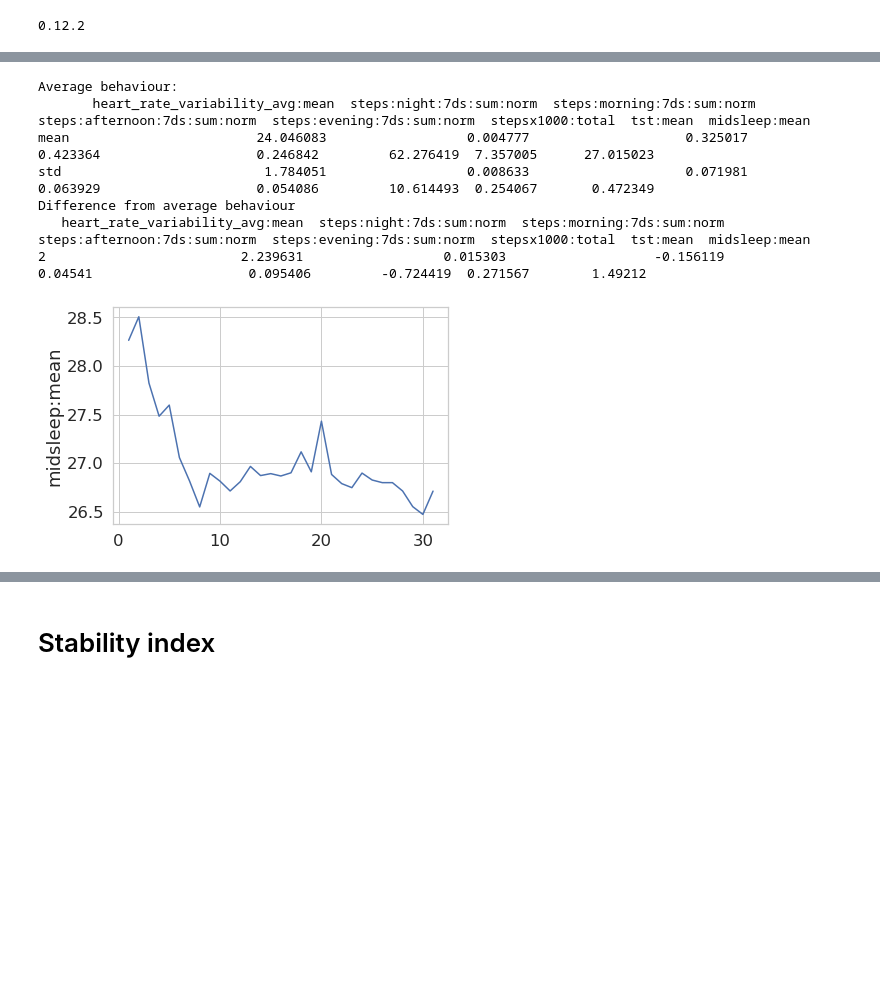
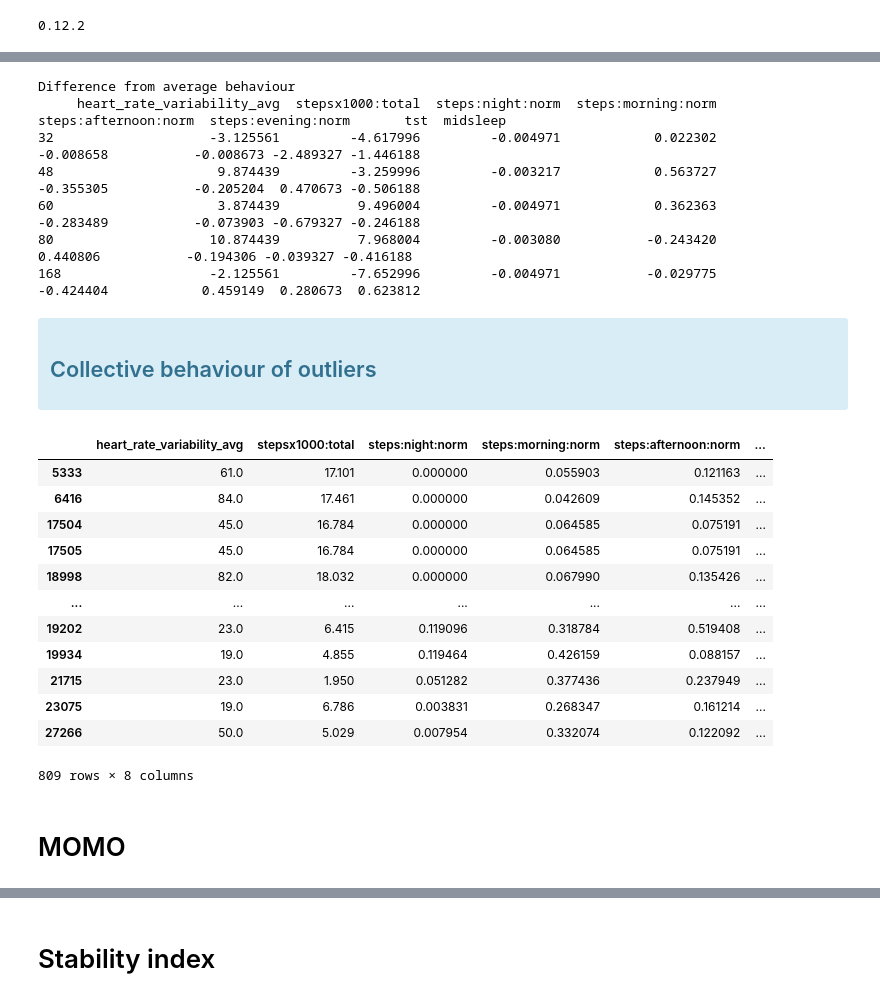
Before and after one commit to digitraceslab/digirhythm, a Jupyter notebook: analysis/similarity.ipynb, the cells around one changed output, grey strips where cells are left out. Drawn from its saved outputs; the diff is of its cells as text; code cells hidden in the pictures; blank space fills up the shorter version.

```diff
--- a/analysis/similarity.ipynb
+++ b/analysis/similarity.ipynb
@@ -185,32 +189,37 @@ elif freq == "7ds":
         0::7
     ].reset_index()
     sample_behaviour.dropna(inplace=True, subset=FEATURES_7DS)
-#    sns.lineplot(x=sample_behaviour.index, y=sample_behaviour['stepsx1000:total'])
-#    sns.lineplot(x=sample_behaviour.index, y=sample_behaviour['tst:mean'])
-    sns.lineplot(x=sample_behaviour.index, y=sample_behaviour['midsleep:mean'])
-
-
+    #    sns.lineplot(x=sample_behaviour.index, y=sample_behaviour['stepsx1000:total'])
+    #    sns.lineplot(x=sample_behaviour.index, y=sample_behaviour['tst:mean'])
+    sns.lineplot(x=sample_behaviour.index, y=sample_behaviour["midsleep:mean"])
 
     sample_behaviour.iloc[outliers(s_cluster)][FEATURES_7DS]
 
-    print("Average behaviour: \n", sample_behaviour[FEATURES_7DS].agg(['mean', 'std']).to_string())
+    print(
+        "Average behaviour: \n",
+        sample_behaviour[FEATURES_7DS].agg(["mean", "std"]).to_string(),
+    )
     print("Difference from average behaviour")
     print(
         (
-        sample_behaviour.iloc[outliers(s_cluster)][FEATURES_7DS]
-        - sample_behaviour[FEATURES_7DS].mean()
-    ).to_string()
+            sample_behaviour.iloc[outliers(s_cluster)][FEATURES_7DS]
+            - sample_behaviour[FEATURES_7DS].mean()
+        ).to_string()
     )
 
 
 else:
     print("Dis")
 # %% [output]
-Average behaviour:
-       heart_rate_variability_avg:mean  steps:night:7ds:sum:norm  steps:morning:7ds:sum:norm  steps:afternoon:7ds:sum:norm  steps:evening:7ds:sum:norm  stepsx1000:total  tst:mean  midsleep:mean
-mean                        24.046083                  0.004777                    0.325017                      0.423364                    0.246842         62.276419  7.357005      27.015023
-std                          1.784051                  0.008633                    0.071981                      0.063929                    0.054086         10.614493  0.254067       0.472349
 Difference from average behaviour
-   heart_rate_variability_avg:mean  steps:night:7ds:sum:norm  steps:morning:7ds:sum:norm  steps:afternoon:7ds:sum:norm  steps:evening:7ds:sum:norm  stepsx1000:total  tst:mean  midsleep:mean
-2                         2.239631                  0.015303                   -0.156119                       0.04541                    0.095406         -0.724419  0.271567        1.49212
+     heart_rate_variability_avg  stepsx1000:total  steps:night:norm  steps:morning:norm  steps:afternoon:norm  steps:evening:norm       tst  midsleep
+32                    -3.125561         -4.617996         -0.004971            0.022302             -0.008658           -0.008673 -2.489327 -1.446188
+48                     9.874439         -3.259996         -0.003217            0.563727             -0.355305           -0.205204  0.470673 -0.506188
+60                     3.874439          9.496004         -0.004971            0.362363             -0.283489           -0.073903 -0.679327 -0.246188
+80                    10.874439          7.968004         -0.003080           -0.243420              0.440806           -0.194306 -0.039327 -0.416188
+168                   -2.125561         -7.652996         -0.004971           -0.029775             -0.424404            0.459149  0.280673  0.623812
-[figure, removed]
+# %% [markdown]
+
+<div class="alert alert-block alert-info">
+<h2> Collective behaviour of outliers </h2>
+</div>
@@ -216,0 +263,27 @@ Difference from average behaviour
+# %%
+outliers_df = pd.DataFrame()
+for uid in similarity_baseline_si.index:
+    s_si = similarity_baseline_si.loc[uid].dropna()
+    outlier_si = s_si.iloc[outliers(s_si)]
+
+    outliers_behav = behavior_vector[behavior_vector.subject_id == uid].iloc[outliers(s_si)][FEATURES]
+
+    outliers_df = pd.concat([outliers_df, outliers_behav])
+
+outliers_df
+# %% [output]
+|  | heart_rate_variability_avg | stepsx1000:total | steps:night:norm | steps:morning:norm | steps:afternoon:norm | ... |
+| 5333 | 61.0 | 17.101 | 0.000000 | 0.055903 | 0.121163 | ... |
+| 6416 | 84.0 | 17.461 | 0.000000 | 0.042609 | 0.145352 | ... |
+| 17504 | 45.0 | 16.784 | 0.000000 | 0.064585 | 0.075191 | ... |
+| 17505 | 45.0 | 16.784 | 0.000000 | 0.064585 | 0.075191 | ... |
+| 18998 | 82.0 | 18.032 | 0.000000 | 0.067990 | 0.135426 | ... |
+| ... | ... | ... | ... | ... | ... | ... |
+| 19202 | 23.0 | 6.415 | 0.119096 | 0.318784 | 0.519408 | ... |
+| 19934 | 19.0 | 4.855 | 0.119464 | 0.426159 | 0.088157 | ... |
+| 21715 | 23.0 | 1.950 | 0.051282 | 0.377436 | 0.237949 | ... |
+| 23075 | 19.0 | 6.786 | 0.003831 | 0.268347 | 0.161214 | ... |
+| 27266 | 50.0 | 5.029 | 0.007954 | 0.332074 | 0.122092 | ... |
+809 rows × 8 columns
+# %% [markdown]
+# MOMO
```
Also changed, not shown: parts of 8 cells of this notebook, 24 other files.
